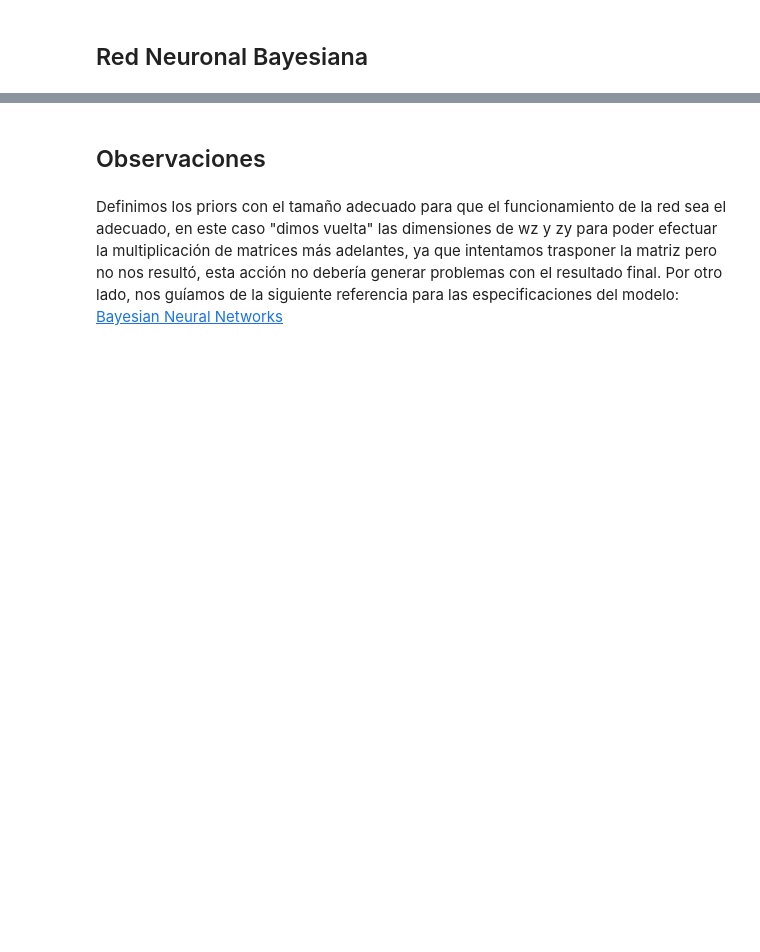
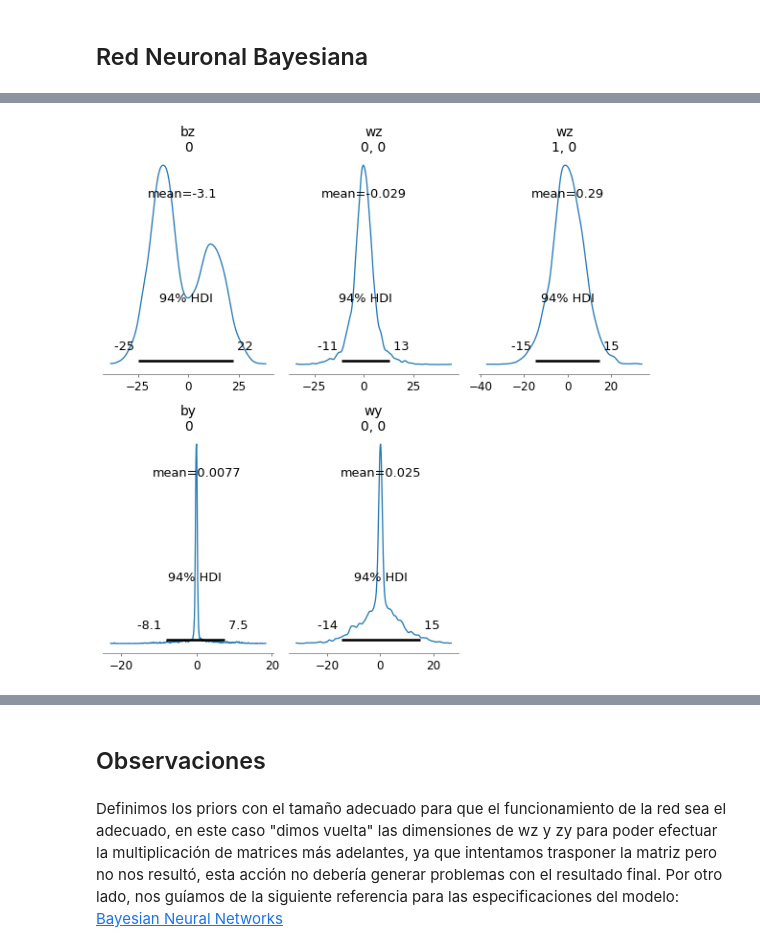
Before and after one commit to Patricio96/Proyecto-Final-Simulacion-INFO274, a Jupyter notebook: proyecto/proyecto.ipynb, the cells around one changed output, grey strips where cells are left out. Cells and saved outputs as stored; diff of their text form; code cells hidden in the pictures; blank space fills up the shorter version.

```diff
--- a/proyecto/proyecto.ipynb
+++ b/proyecto/proyecto.ipynb
@@ -180,0 +191,4 @@ neural_network = construct_nn(x, y,1)
+# %%
+pm.plot_posterior(trace_10_1, figsize=(8, 8), var_names=['bz', 'wz', 'by', 'wy'], textsize=12);
+# %% [output]
+[figure, added]
```
Also changed, not shown: parts of 70 cells of this notebook.
